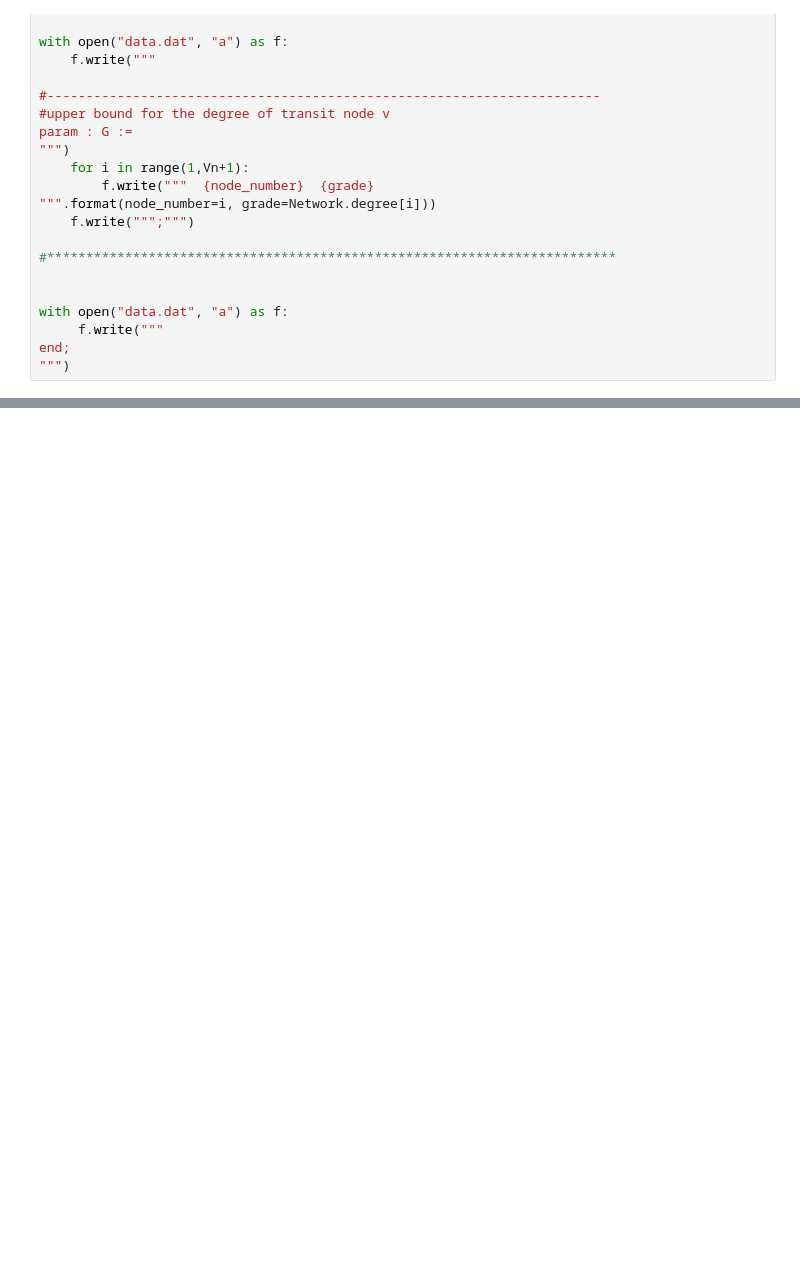
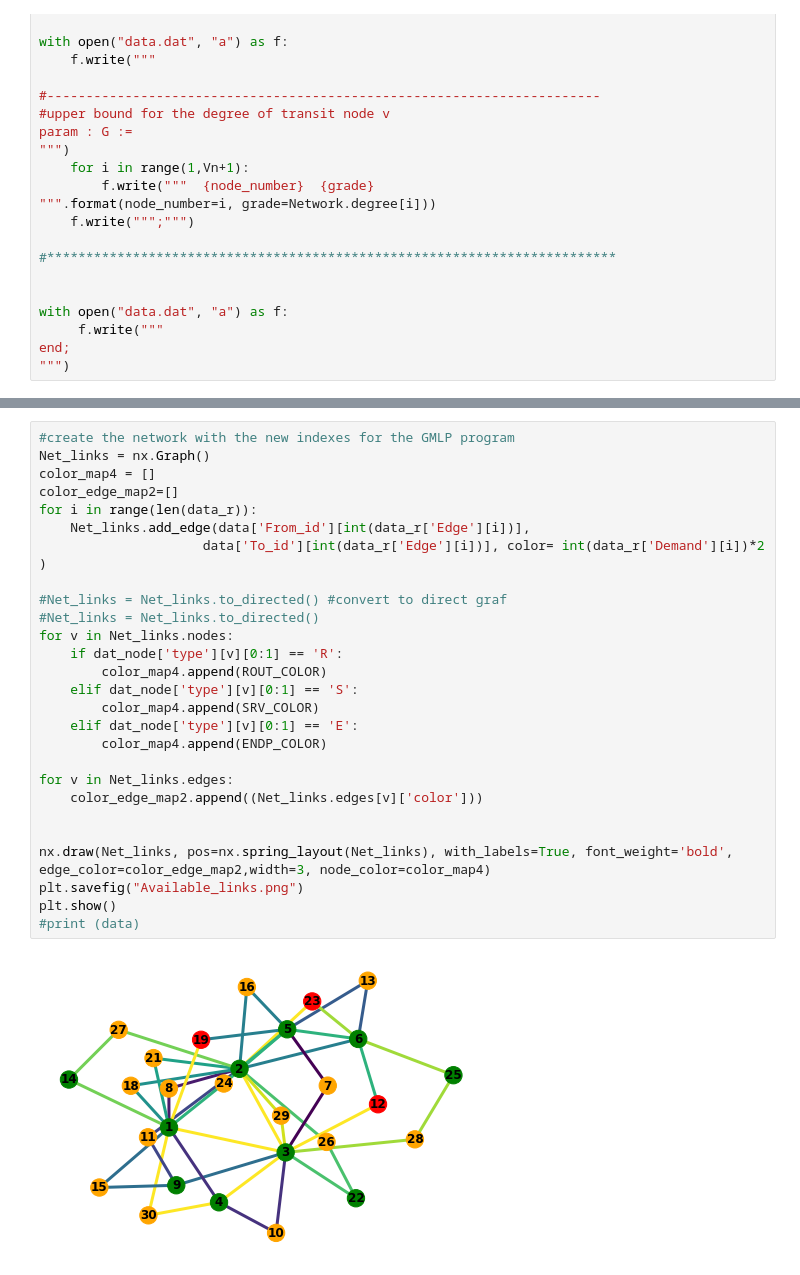
Before and after one commit to ingertb/Dual-Homing-Optimization, a Jupyter notebook: Projekt_dual_homing.ipynb, the cells around one changed output, grey strips where cells are left out. Drawn from its saved outputs; the diff is of its cells as text; blank space fills up the shorter version.

Commit message:
color nodos

```diff
--- a/Projekt_dual_homing.ipynb
+++ b/Projekt_dual_homing.ipynb
@@ -508 +585,30 @@ Total time (CPU seconds):       1.40   (Wallclock seconds):       1.42
+# %%
+#create the network with the new indexes for the GMLP program
+Net_links = nx.Graph()
+color_map4 = []
+color_edge_map2=[]
+for i in range(len(data_r)):
+    Net_links.add_edge(data['From_id'][int(data_r['Edge'][i])],
+                     data['To_id'][int(data_r['Edge'][i])], color= int(data_r['Demand'][i])*2 )
+
+#Net_links = Net_links.to_directed() #convert to direct graf
+#Net_links = Net_links.to_directed()
+for v in Net_links.nodes:
+    if dat_node['type'][v][0:1] == 'R':
+        color_map4.append(ROUT_COLOR)
+    elif dat_node['type'][v][0:1] == 'S':
+        color_map4.append(SRV_COLOR)
+    elif dat_node['type'][v][0:1] == 'E':
+        color_map4.append(ENDP_COLOR)
+
+for v in Net_links.edges:
+    color_edge_map2.append((Net_links.edges[v]['color']))
+
+
+nx.draw(Net_links, pos=nx.spring_layout(Net_links), with_labels=True, font_weight='bold', edge_color=color_edge_map2,width=3, node_color=color_map4)
+plt.savefig("Available_links.png")
+plt.show()
+#print (data)
+# %% [output]
+[figure, added]
 # %%
```
Also changed, not shown: parts of 18 cells of this notebook.
